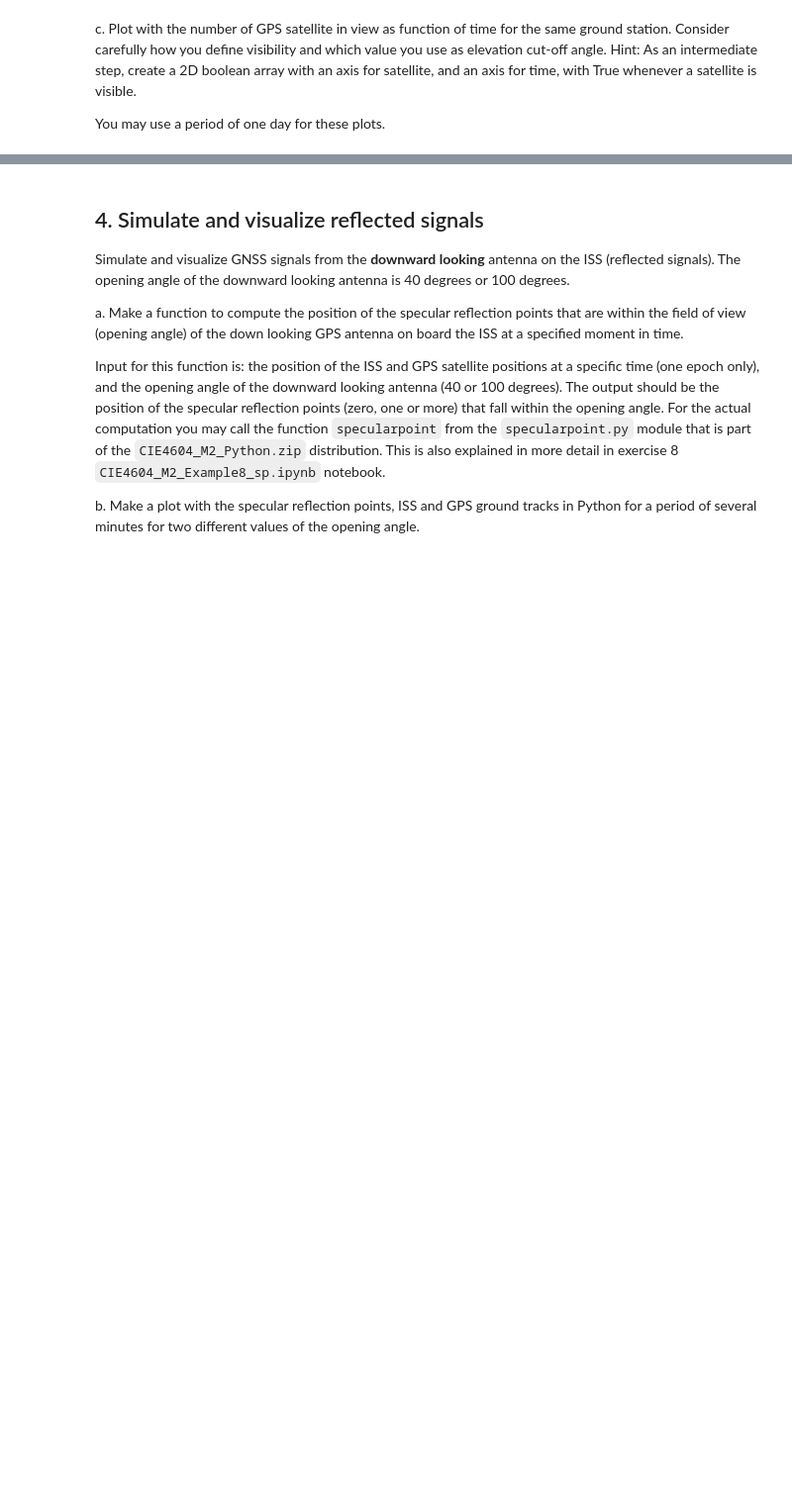
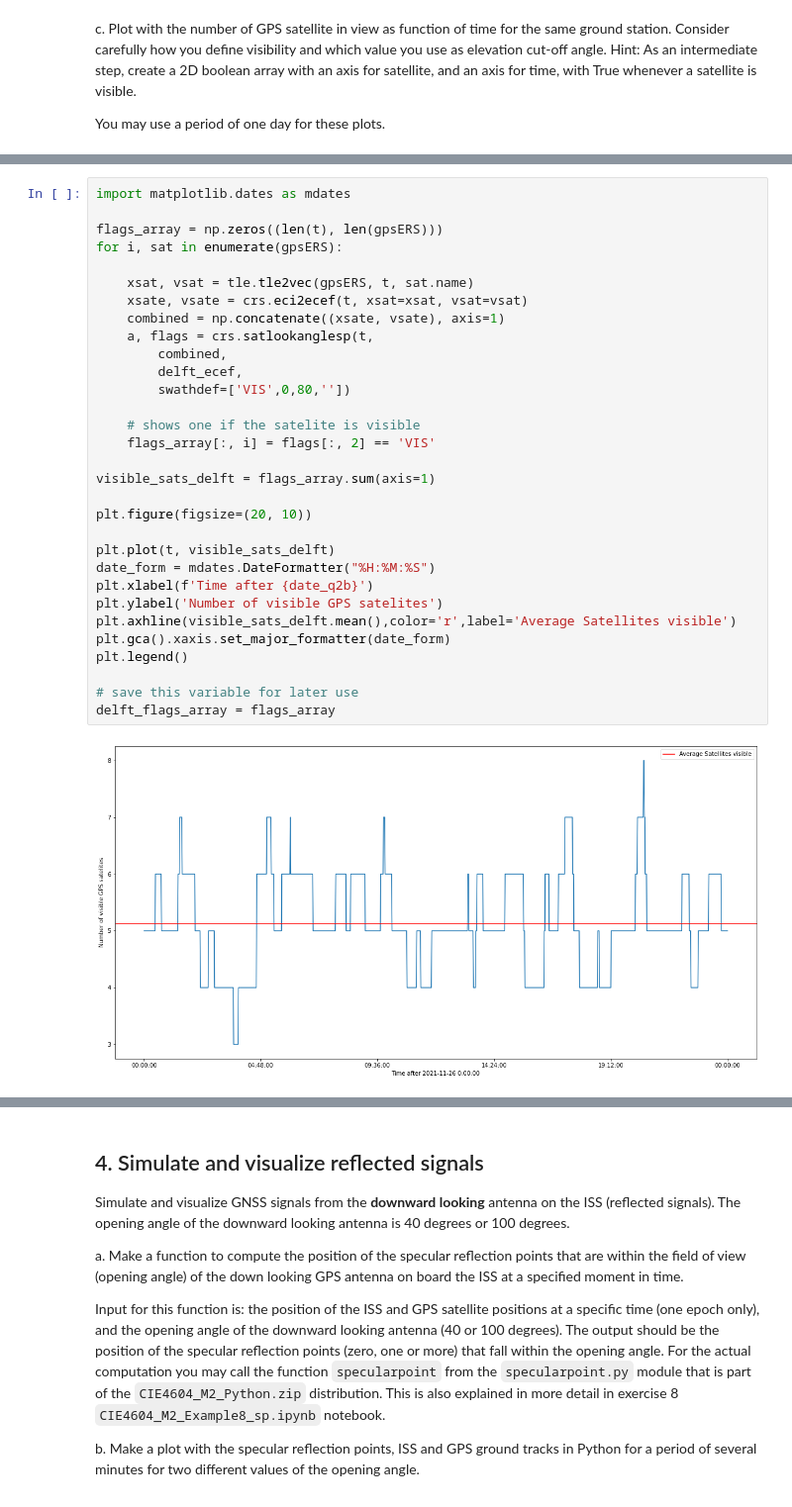
Before and after one commit to mlinds/sim_vis, a Jupyter notebook: assignment2/Assignment2Template.ipynb, the cells around one changed output, grey strips where cells are left out. Shown at 99% size. Drawn from its saved outputs; the diff is of its cells as text; blank space fills up the shorter version.

```diff
--- a/assignment2/Assignment2Template.ipynb
+++ b/assignment2/Assignment2Template.ipynb
@@ -253,3 +284,36 @@ You may use a period of one day for these plots.
+# %%
+import matplotlib.dates as mdates
+
+flags_array = np.zeros((len(t), len(gpsERS)))
+for i, sat in enumerate(gpsERS):
+
+    xsat, vsat = tle.tle2vec(gpsERS, t, sat.name)
+    xsate, vsate = crs.eci2ecef(t, xsat=xsat, vsat=vsat)
+    combined = np.concatenate((xsate, vsate), axis=1)
+    a, flags = crs.satlookanglesp(t,
+        combined,
+        delft_ecef,
+        swathdef=['VIS',0,80,''])
+
+    # shows one if the satelite is visible
+    flags_array[:, i] = flags[:, 2] == 'VIS'
+
+visible_sats_delft = flags_array.sum(axis=1)
+
+plt.figure(figsize=(20, 10))
+
+plt.plot(t, visible_sats_delft)
+date_form = mdates.DateFormatter("%H:%M:%S")
+plt.xlabel(f'Time after {date_q2b}')
+plt.ylabel('Number of visible GPS satelites')
+plt.axhline(visible_sats_delft.mean(),color='r',label='Average Satellites visible')
+plt.gca().xaxis.set_major_formatter(date_form)
+plt.legend()
+
+# save this variable for later use
+delft_flags_array = flags_array
+# %% [output]
+[figure, added]
 # %% [markdown]
 ## 3. Simulate and visualize direct signals
 
```
Also changed, not shown: parts of 22 cells of this notebook.
